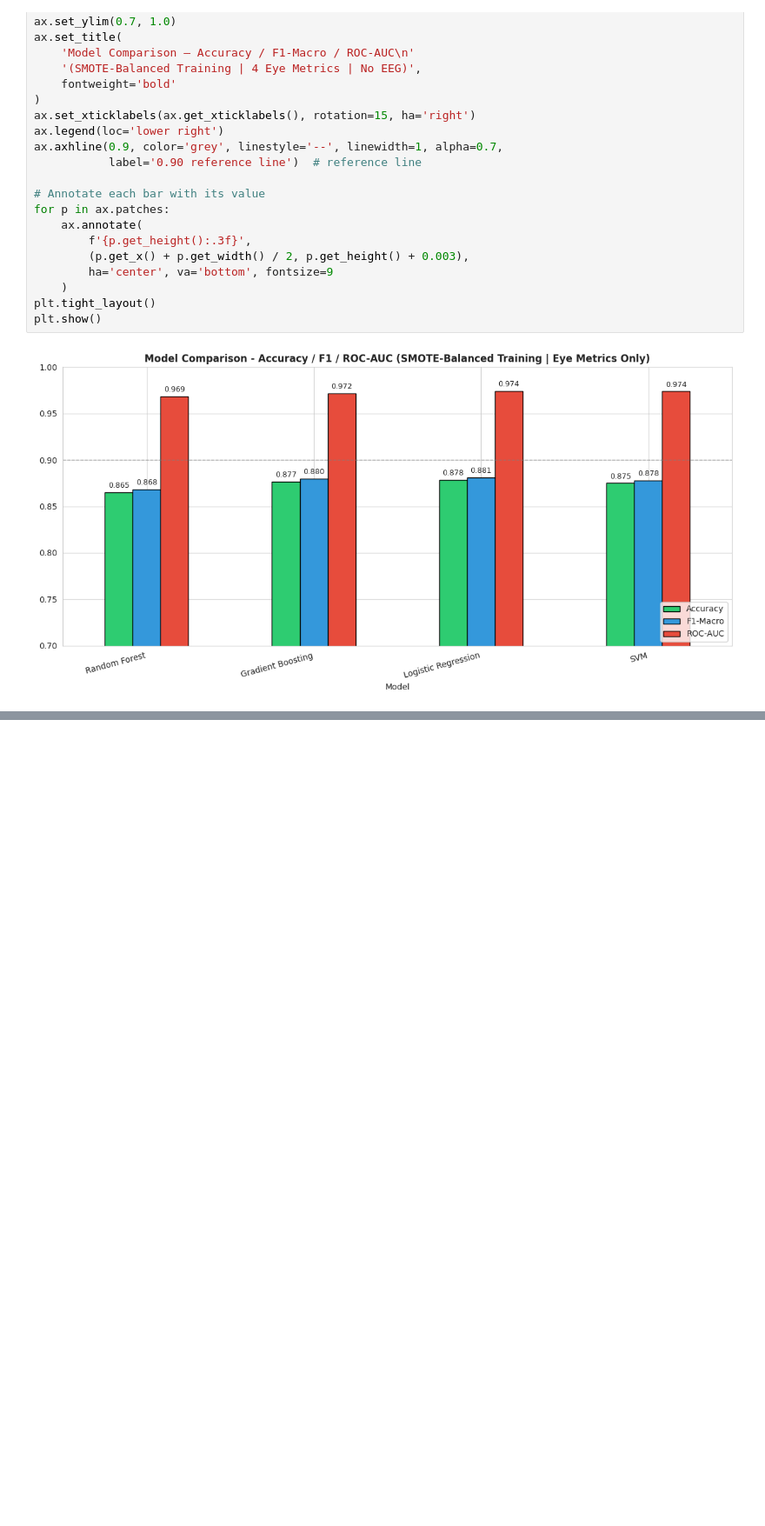
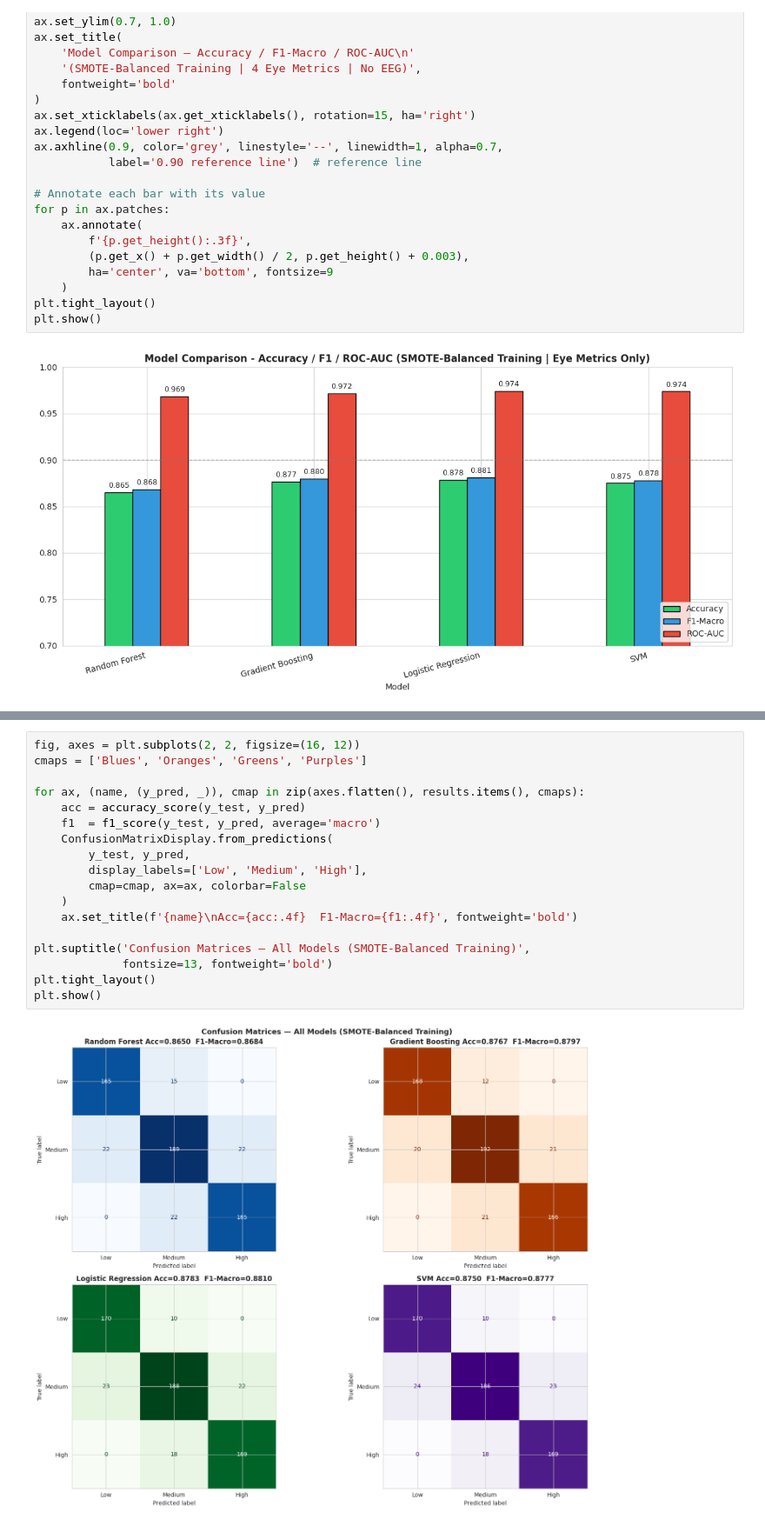
Before and after one commit to YasiniK/multimodal-student-cognitive-load-and-engagement-detection, a Jupyter notebook: Cognitive_Load/CL_Model_Training.ipynb, the cells around one changed output, grey strips where cells are left out. Shown at 87% size. Saved outputs shown, nothing was run; the diff lists cells and outputs as text; blank space fills up the shorter version.

Commit message:
Model Comparison: All confusion matrices

```diff
--- a/Cognitive_Load/CL_Model_Training.ipynb
+++ b/Cognitive_Load/CL_Model_Training.ipynb
@@ -589,0 +600,20 @@ plt.show()
+# %%
+fig, axes = plt.subplots(2, 2, figsize=(16, 12))
+cmaps = ['Blues', 'Oranges', 'Greens', 'Purples']
+
+for ax, (name, (y_pred, _)), cmap in zip(axes.flatten(), results.items(), cmaps):
+    acc = accuracy_score(y_test, y_pred)
+    f1  = f1_score(y_test, y_pred, average='macro')
+    ConfusionMatrixDisplay.from_predictions(
+        y_test, y_pred,
+        display_labels=['Low', 'Medium', 'High'],
+        cmap=cmap, ax=ax, colorbar=False
+    )
+    ax.set_title(f'{name}\nAcc={acc:.4f}  F1-Macro={f1:.4f}', fontweight='bold')
+
+plt.suptitle('Confusion Matrices — All Models (SMOTE-Balanced Training)',
+             fontsize=13, fontweight='bold')
+plt.tight_layout()
+plt.show()
+# %% [output]
+[figure, added]
```
Also changed, not shown: parts of 1 cell of this notebook.
